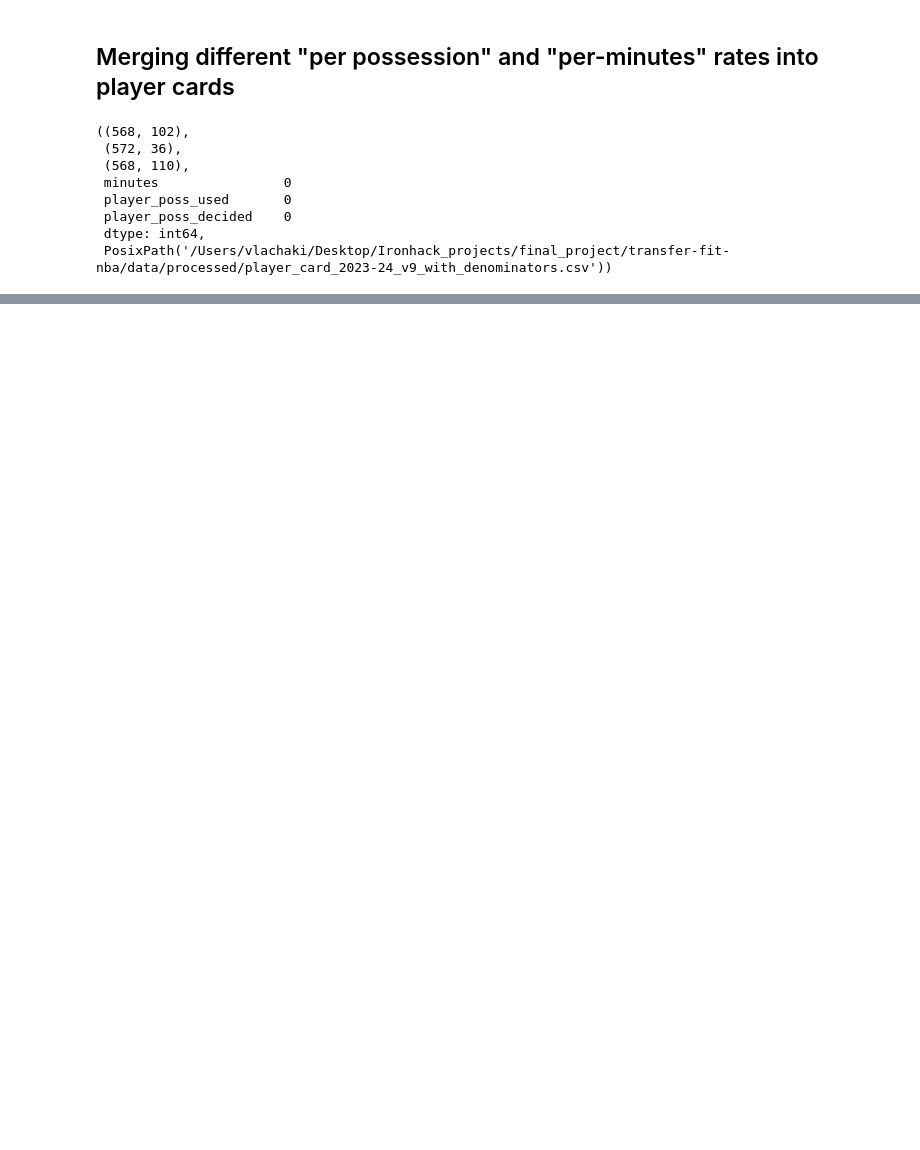
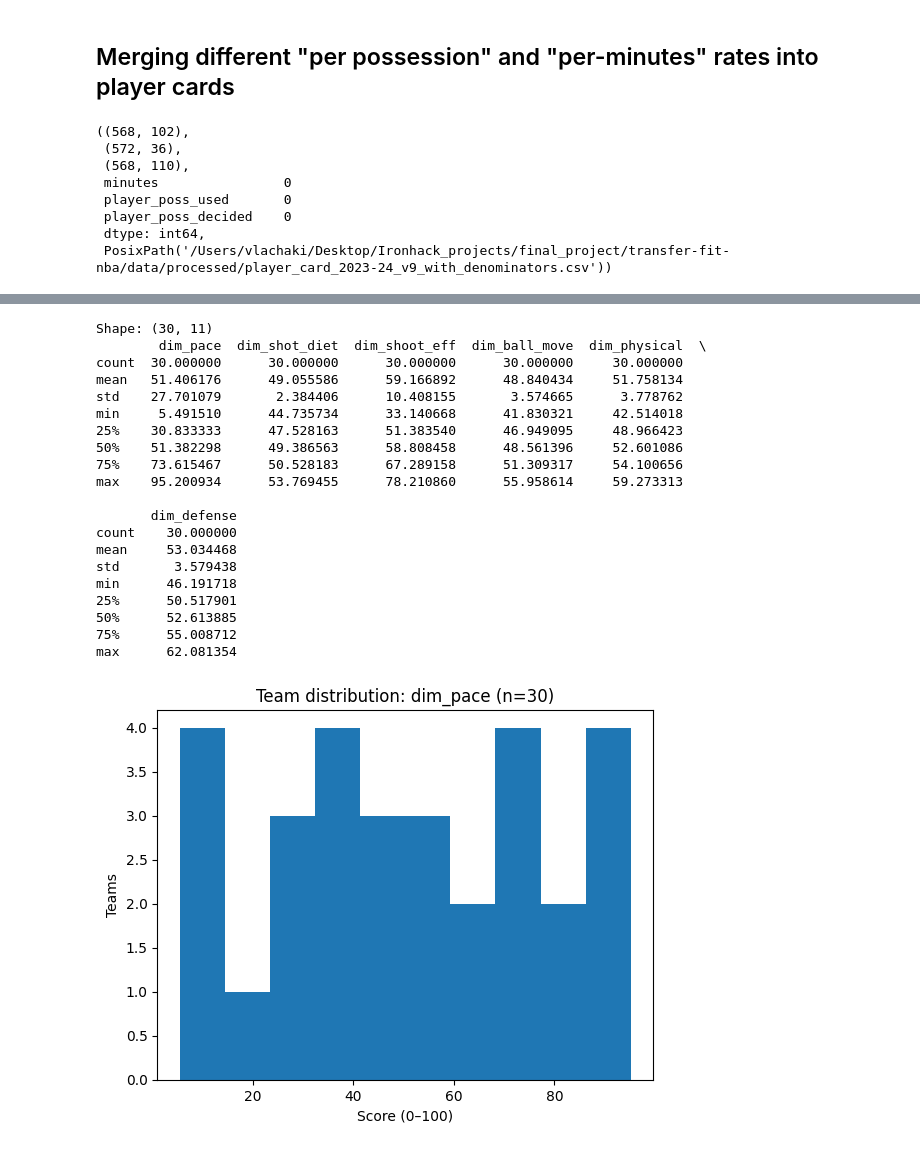
Before and after one commit to ChVlachakis/transfer-fit-nba, a Jupyter notebook: notebooks/00_ingest_entities.ipynb, the cells around one changed output, grey strips where cells are left out. Drawn from its saved outputs; the diff is of its cells as text; code cells hidden in the pictures; blank space fills up the shorter version.

```diff
--- a/notebooks/00_ingest_entities.ipynb
+++ b/notebooks/00_ingest_entities.ipynb
@@ -4476,0 +5211,57 @@ card_v9.to_csv(out_path, index=False)
+# %%
+# examining distribution of dimension values across the league
+import pandas as pd
+import matplotlib.pyplot as plt
+from pathlib import Path
+
+ROOT = Path.cwd().parent  # if notebook is /notebooks
+PROC = ROOT / "data" / "processed"
+
+team_base = pd.read_csv(PROC / "team_dim_baseline_2023-24.csv")
+
+DIM_COLS = ["dim_pace","dim_shot_diet","dim_shoot_eff","dim_ball_move","dim_physical","dim_defense"]
+
+print("Shape:", team_base.shape)
+print(team_base[DIM_COLS].describe())
+
+# --- histograms (one figure per dim) ---
+for c in DIM_COLS:
+    s = pd.to_numeric(team_base[c], errors="coerce").dropna()
+    plt.figure()
+    plt.hist(s, bins=10)
+    plt.title(f"Team distribution: {c} (n={len(s)})")
+    plt.xlabel("Score (0–100)")
+    plt.ylabel("Teams")
+    plt.show()
+
+# --- boxplots (one figure per dim) ---
+for c in DIM_COLS:
+    s = pd.to_numeric(team_base[c], errors="coerce").dropna()
+    plt.figure()
+    plt.boxplot(s, vert=True)
+    plt.title(f"Team boxplot: {c}")
+    plt.ylabel("Score (0–100)")
+    plt.xticks([1], [c], rotation=30, ha="right")
+    plt.show()
+# %% [output]
+Shape: (30, 11)
+        dim_pace  dim_shot_diet  dim_shoot_eff  dim_ball_move  dim_physical  \
+count  30.000000      30.000000      30.000000      30.000000     30.000000
+mean   51.406176      49.055586      59.166892      48.840434     51.758134
+std    27.701079       2.384406      10.408155       3.574665      3.778762
+min     5.491510      44.735734      33.140668      41.830321     42.514018
+25%    30.833333      47.528163      51.383540      46.949095     48.966423
+50%    51.382298      49.386563      58.808458      48.561396     52.601086
+75%    73.615467      50.528183      67.289158      51.309317     54.100656
+max    95.200934      53.769455      78.210860      55.958614     59.273313
+
+       dim_defense
+count    30.000000
+mean     53.034468
+std       3.579438
+min      46.191718
+25%      50.517901
+50%      52.613885
+75%      55.008712
+max      62.081354
+[figure, added]
```
Also changed, not shown: parts of 80 cells of this notebook, 2 other files.
